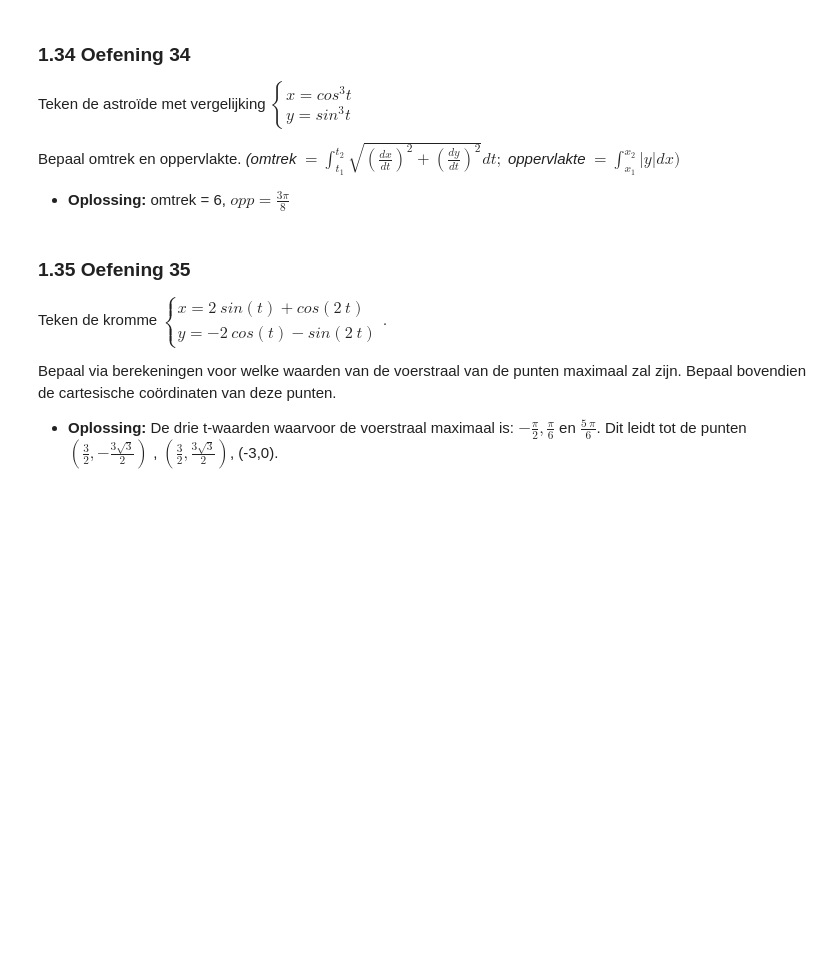
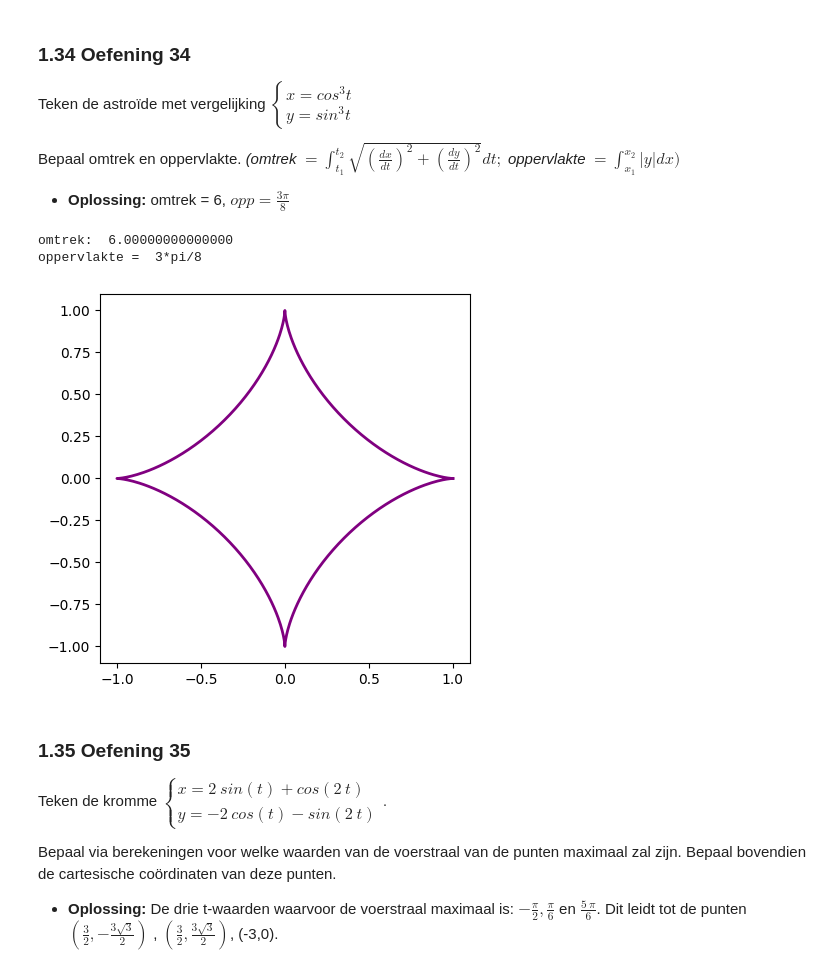
Before and after one commit to taliaXvdb/statistiekPython, a Jupyter notebook: alleOef.ipynb, the cells around one changed output. Drawn from its saved outputs; the diff is of its cells as text; code cells hidden in the pictures; blank space fills up the shorter version.

```diff
--- a/alleOef.ipynb
+++ b/alleOef.ipynb
@@ -772,6 +772,35 @@ Teken de astroïde met vergelijking $\begin{cases}x=cos^{3}t\\ y=sin^{3}t\end{ca
 Bepaal omtrek en oppervlakte.
 *(omtrek $=\int_{t_{1}}^{t_{2}}\sqrt{(\frac{dx}{dt})^{2}+(\frac{dy}{dt})^{2}}dt;$ oppervlakte $=\int_{x_{1}}^{x_{2}}|y|dx)$*
 * **Oplossing:** omtrek = 6, $opp=\frac{3\pi}{8}$
+# %%
+t = sp.Symbol('t')
+
+x=sp.cos(t)**3
+y=sp.sin(t)**3
+
+dx_dt = sp.diff(x,t)
+dy_dt = sp.diff(y,t)
+
+integrand_omtrek = sp.sqrt(dx_dt**2+dy_dt**2).simplify()
+integrand_kwadrant = 3 * sp.cos(t) * sp.sin(t)
+omtrek = 4 * sp.integrate(integrand_omtrek, (t,0,sp.pi/2))
+print("omtrek: ", omtrek.evalf())
+
+opp_kwadrant = sp.integrate(y * (-dx_dt), (t,0,sp.pi/2))
+opp = 4* opp_kwadrant
+print("oppervlakte = ", opp)
+
+t_vals = np.linspace(0,2*np.pi,400)
+x_vals = np.cos(t_vals)**3
+y_vals = np.sin(t_vals)**3
+
+plt.plot(x_vals, y_vals, color='purple', linewidth=2, label='Astroïde: $\\begin{cases}x=\\cos^3(t)\\\\ y=\\sin^3(t)\\end{cases}$')
+plt.gca().set_aspect('equal')
+plt.show()
+# %% [output]
+omtrek:  6.00000000000000
+oppervlakte =  3*pi/8
+[figure, added]
 # %% [markdown]
 ### **1.35 Oefening 35**
 Teken de kromme $\begin{cases}x=2~sin(t)+cos(2~t)\\ y=-2~cos(t)-sin(2~t)\end{cases}.$
```
Also changed, not shown: parts of 99 cells of this notebook, 3 other files.
